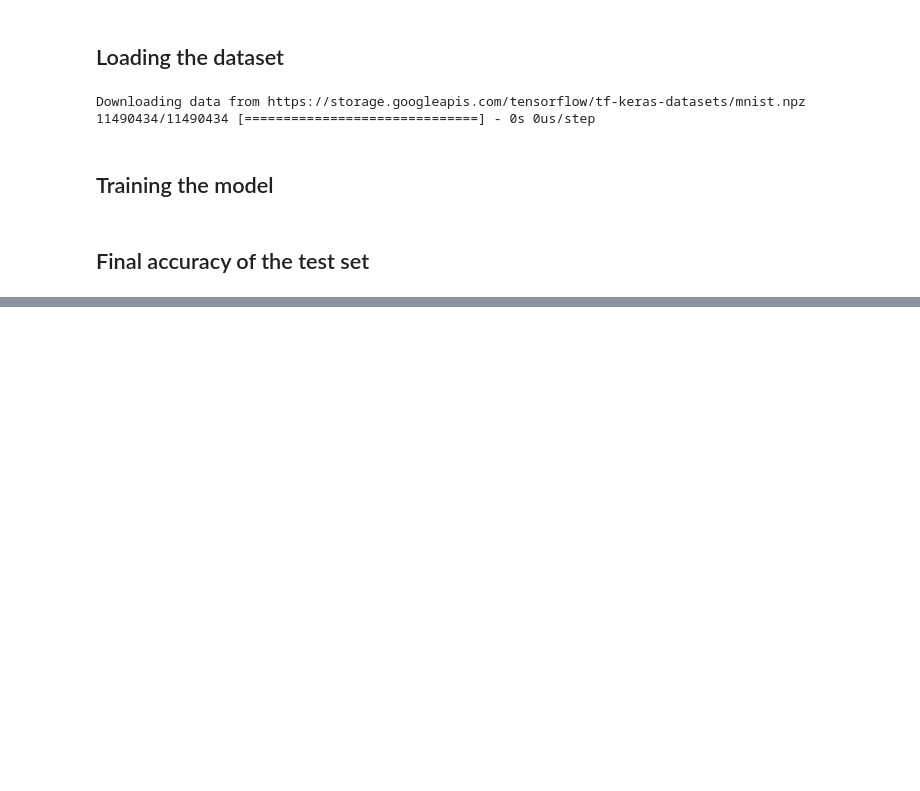
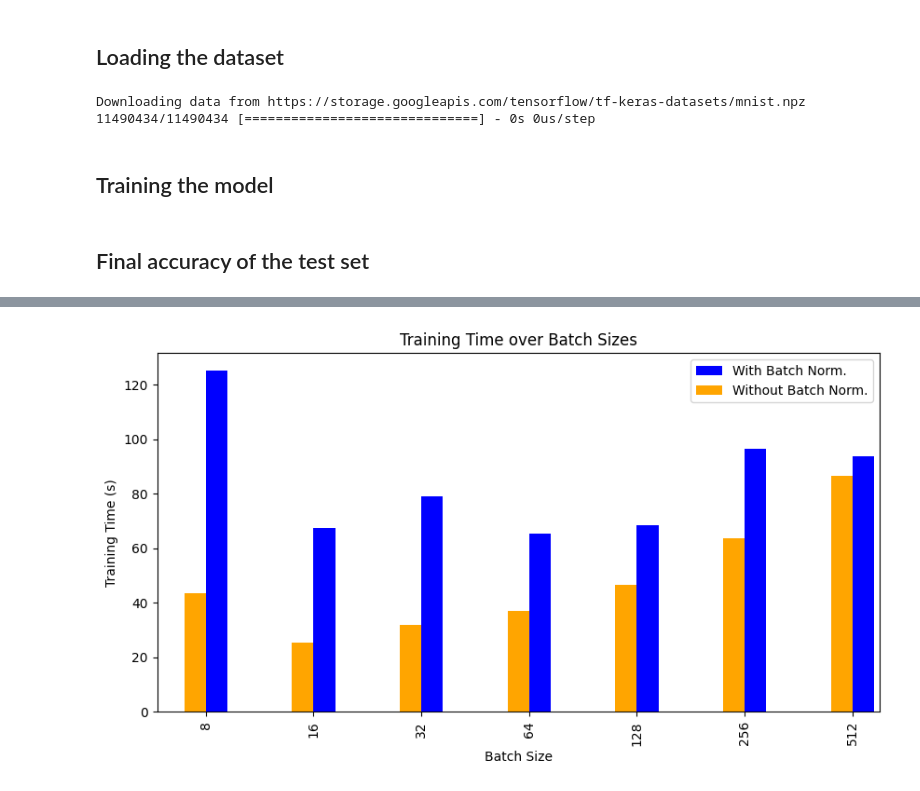
Before and after one commit to Sagivm/DeepCourse, a Jupyter notebook: Ex1/ex1.ipynb, the cells around one changed output, grey strips where cells are left out. Saved outputs shown, nothing was run; the diff lists cells and outputs as text; code cells hidden in the pictures; blank space fills up the shorter version.

```diff
--- a/Ex1/ex1.ipynb
+++ b/Ex1/ex1.ipynb
@@ -439,0 +465,12 @@ print(f"Test accuracy {acc:.2f}%")
+# %%
+# Loading trained models
+
+models_files = os.listdir('./models')
+models = []
+for f_name in models_files:
+    with open(f"models/{f_name}", 'rb') as f:
+        models.append(pickle.load(f))
+# %%
+df = pd.DataFrame(map(lambda m: m['metadata'], models)).sort_values('batch_size')
+df.batchnorm = df.batchnorm.fillna(False)
+df
@@ -439,0 +493,21 @@ print(f"Test accuracy {acc:.2f}%")
+# %%
+# Runtime plotting
+
+fig = plt.figure(figsize=(10,5))
+ax = fig.add_subplot(111)
+width = 0.2
+
+df[df.batchnorm].plot.bar(x='batch_size', y='runtime', color='blue', ax=ax, position=0, width=width)
+df[~df.batchnorm].plot.bar(x='batch_size', y='runtime', color='orange', ax=ax, position=1, width=width)
+
+ax.legend(['With Batch Norm.', 'Without Batch Norm.'])
+
+ax.set_xlabel("Batch Size")
+ax.set_ylabel("Training Time (s)")
+
+plt.title("Training Time over Batch Sizes")
+
+plt.savefig('runtime.png')
+plt.show()
+# %% [output]
+[figure, added]
```
Also changed, not shown: parts of 16 cells of this notebook, 4 other files.
